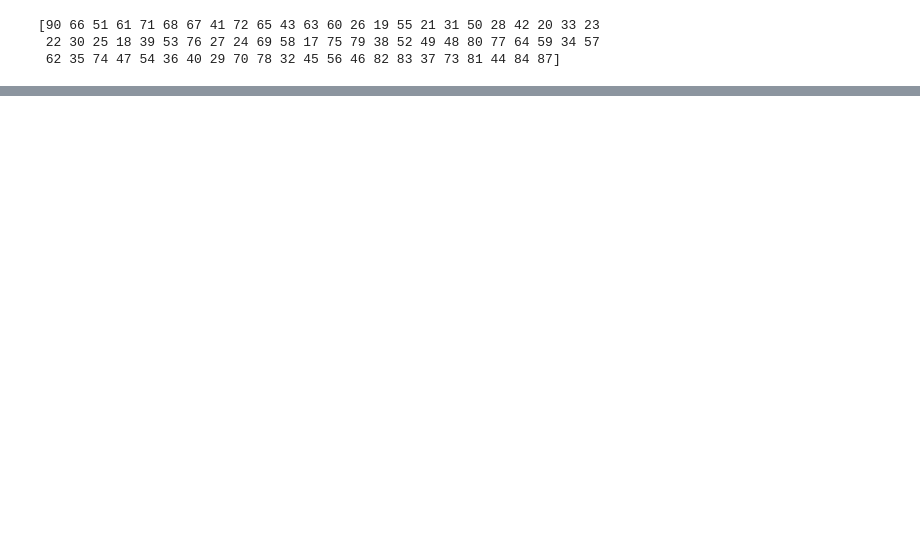
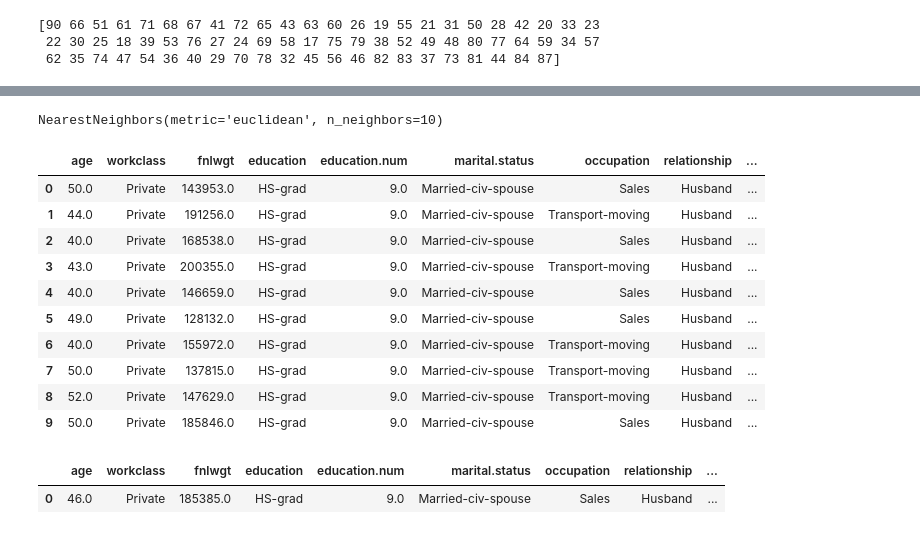
Before and after one commit to 4GeeksAcademy/agumarquez----Sistemas-de-Recomendaci-n---Tu-Futuro-seg-n-la-Data, a Jupyter notebook: src/explore.ipynb, the cells around one changed output, grey strips where cells are left out. Cells and saved outputs as stored; diff of their text form; code cells hidden in the pictures; blank space fills up the shorter version.

```diff
--- a/src/explore.ipynb
+++ b/src/explore.ipynb
@@ -177,0 +177,3 @@ Tamaño test: (6024, 14)
+# %%
+income_mapping = encoders['income']
+high_income_value = income_mapping['>50K']
@@ -177,0 +187,6 @@ Tamaño test: (6024, 14)
+# %%
+df_high_income = df_clean[df_clean['income'] == high_income_value]
+X_high = df_features_scaled.loc[df_high_income.index]
+y_high = df_high_income['income']
+
+X_train, X_test, y_train, y_test = train_test_split(X_high, y_high, test_size=0.2, random_state=42)
@@ -177,0 +218,48 @@ Tamaño test: (6024, 14)
+# %%
+
+knn = NearestNeighbors(n_neighbors=10, metric="euclidean")
+knn.fit(X_train)
+# %% [output]
+NearestNeighbors(metric='euclidean', n_neighbors=10)
+# %%
+def recomendador (user):
+
+    distance, index = knn.kneighbors(user)
+
+    neighbours = X_train.iloc[index[0]]
+    income = y_train.iloc[index[0]]
+    neighbours = pd.DataFrame(scaler.inverse_transform(neighbours), columns=X_train.columns)
+    neighbours["income"] = income.values
+
+    user = pd.DataFrame(scaler.inverse_transform(user), columns=X_train.columns)
+
+    for col in neighbours.columns:
+        if col in encoders and col != "income":
+            reverse_mapping = {v: k for k, v in encoders[col].items()}
+            neighbours[col] = neighbours[col].map(reverse_mapping)
+            user[col] = user[col].map(reverse_mapping)
+
+
+
+    return neighbours, user
+# %%
+vecinos, user = recomendador(X_test.iloc[[3]])
+
+vecinos
+# %% [output]
+|  | age | workclass | fnlwgt | education | education.num | marital.status | occupation | relationship | ... |
+| 0 | 50.0 | Private | 143953.0 | HS-grad | 9.0 | Married-civ-spouse | Sales | Husband | ... |
+| 1 | 44.0 | Private | 191256.0 | HS-grad | 9.0 | Married-civ-spouse | Transport-moving | Husband | ... |
+| 2 | 40.0 | Private | 168538.0 | HS-grad | 9.0 | Married-civ-spouse | Sales | Husband | ... |
+| 3 | 43.0 | Private | 200355.0 | HS-grad | 9.0 | Married-civ-spouse | Transport-moving | Husband | ... |
+| 4 | 40.0 | Private | 146659.0 | HS-grad | 9.0 | Married-civ-spouse | Sales | Husband | ... |
+| 5 | 49.0 | Private | 128132.0 | HS-grad | 9.0 | Married-civ-spouse | Sales | Husband | ... |
+| 6 | 40.0 | Private | 155972.0 | HS-grad | 9.0 | Married-civ-spouse | Transport-moving | Husband | ... |
+| 7 | 50.0 | Private | 137815.0 | HS-grad | 9.0 | Married-civ-spouse | Transport-moving | Husband | ... |
+| 8 | 52.0 | Private | 147629.0 | HS-grad | 9.0 | Married-civ-spouse | Transport-moving | Husband | ... |
+| 9 | 50.0 | Private | 185846.0 | HS-grad | 9.0 | Married-civ-spouse | Sales | Husband | ... |
+# %%
+user
+# %% [output]
+|  | age | workclass | fnlwgt | education | education.num | marital.status | occupation | relationship | ... |
+| 0 | 46.0 | Private | 185385.0 | HS-grad | 9.0 | Married-civ-spouse | Sales | Husband | ... |
```
Also changed, not shown: parts of 16 cells of this notebook.
